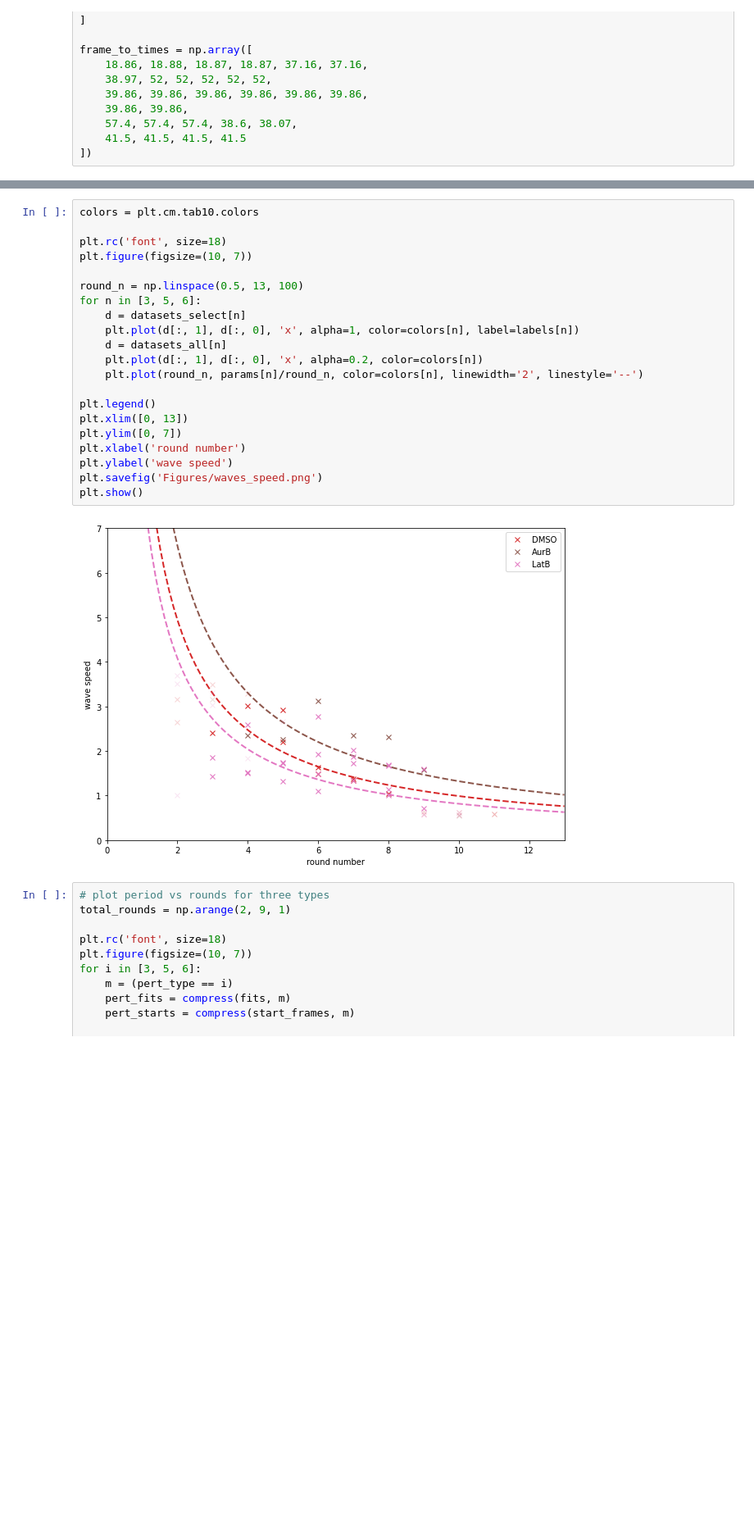
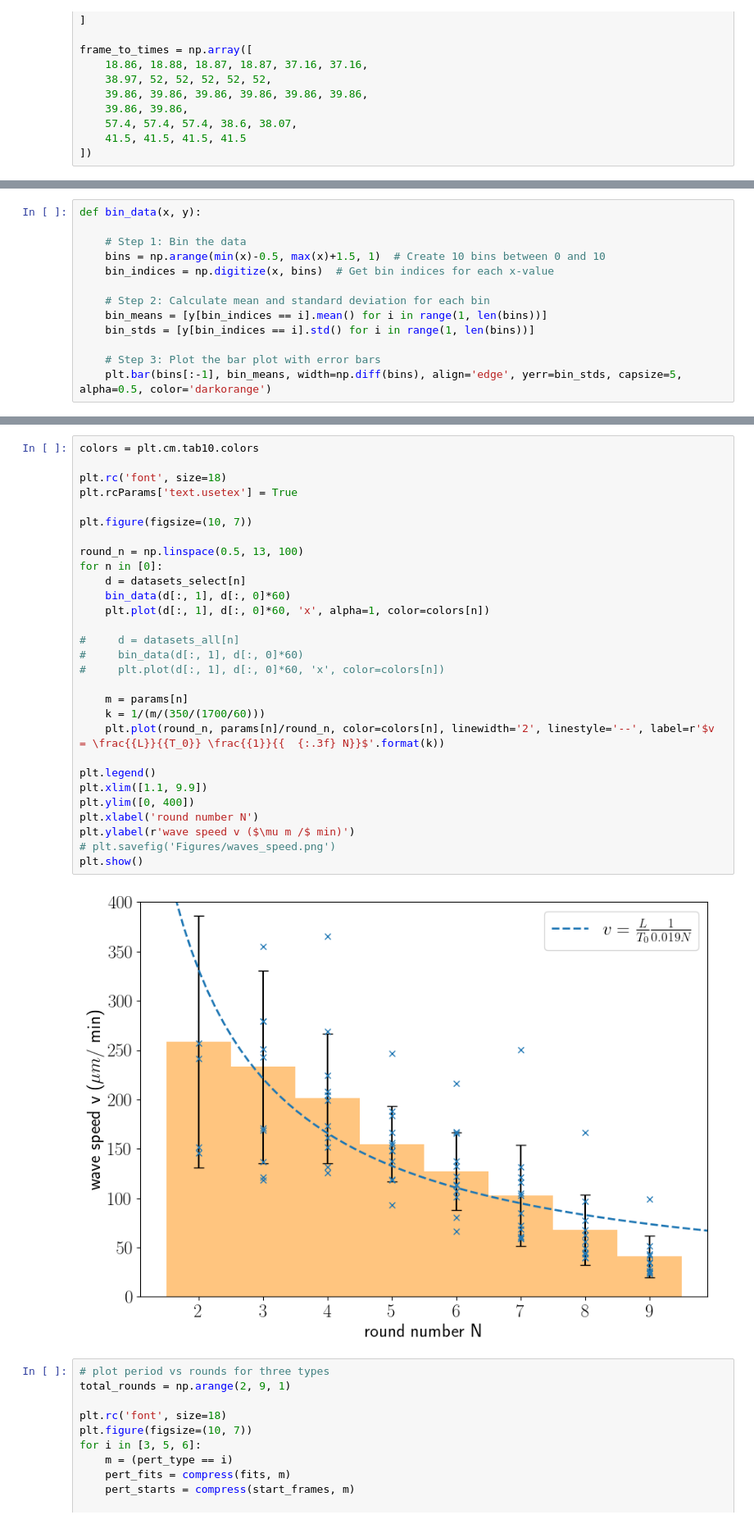
Before and after one commit to Irene-Li/MitoticWaves, a Jupyter notebook: wave_speed.ipynb, the cells around one changed output, grey strips where cells are left out. Shown at 82% size. Saved outputs shown, nothing was run; the diff lists cells and outputs as text; blank space fills up the shorter version.

```diff
--- a/wave_speed.ipynb
+++ b/wave_speed.ipynb
@@ -148,0 +168,13 @@ print(params)
+# %%
+def bin_data(x, y):
+
+    # Step 1: Bin the data
+    bins = np.arange(min(x)-0.5, max(x)+1.5, 1)  # Create 10 bins between 0 and 10
+    bin_indices = np.digitize(x, bins)  # Get bin indices for each x-value
+
+    # Step 2: Calculate mean and standard deviation for each bin
+    bin_means = [y[bin_indices == i].mean() for i in range(1, len(bins))]
+    bin_stds = [y[bin_indices == i].std() for i in range(1, len(bins))]
+
+    # Step 3: Plot the bar plot with error bars
+    plt.bar(bins[:-1], bin_means, width=np.diff(bins), align='edge', yerr=bin_stds, capsize=5, alpha=0.5, color='darkorange')
@@ -149,26 +183,34 @@ print(params)
 # %%
 colors = plt.cm.tab10.colors
 
 plt.rc('font', size=18)
+plt.rcParams['text.usetex'] = True
+
 plt.figure(figsize=(10, 7))
 
 round_n = np.linspace(0.5, 13, 100)
-for n in [3, 5, 6]:
+for n in [0]:
     d = datasets_select[n]
-    plt.plot(d[:, 1], d[:, 0], 'x', alpha=1, color=colors[n], label=labels[n])
-    d = datasets_all[n]
-    plt.plot(d[:, 1], d[:, 0], 'x', alpha=0.2, color=colors[n])
-    plt.plot(round_n, params[n]/round_n, color=colors[n], linewidth='2', linestyle='--')
+    bin_data(d[:, 1], d[:, 0]*60)
+    plt.plot(d[:, 1], d[:, 0]*60, 'x', alpha=1, color=colors[n])
+
+#     d = datasets_all[n]
+#     bin_data(d[:, 1], d[:, 0]*60)
+#     plt.plot(d[:, 1], d[:, 0]*60, 'x', color=colors[n])
+
+    m = params[n]
+    k = 1/(m/(350/(1700/60)))
+    plt.plot(round_n, params[n]/round_n, color=colors[n], linewidth='2', linestyle='--', label=r'$v = \frac{{L}}{{T_0}} \frac{{1}}{{  {:.3f} N}}$'.format(k))
 
 plt.legend()
-plt.xlim([0, 13])
-plt.ylim([0, 7])
-plt.xlabel('round number')
-plt.ylabel('wave speed')
-plt.savefig('Figures/waves_speed.png')
+plt.xlim([1.1, 9.9])
+plt.ylim([0, 400])
+plt.xlabel('round number N')
+plt.ylabel(r'wave speed v ($\mu m /$ min)')
+# plt.savefig('Figures/waves_speed.png')
 plt.show()
 # %% [output]
-[figure, old version]
+[figure, new version]
 # %%
 # plot period vs rounds for three types
 total_rounds = np.arange(2, 9, 1)
```
Also changed, not shown: parts of 4 cells of this notebook, 4 other files.
